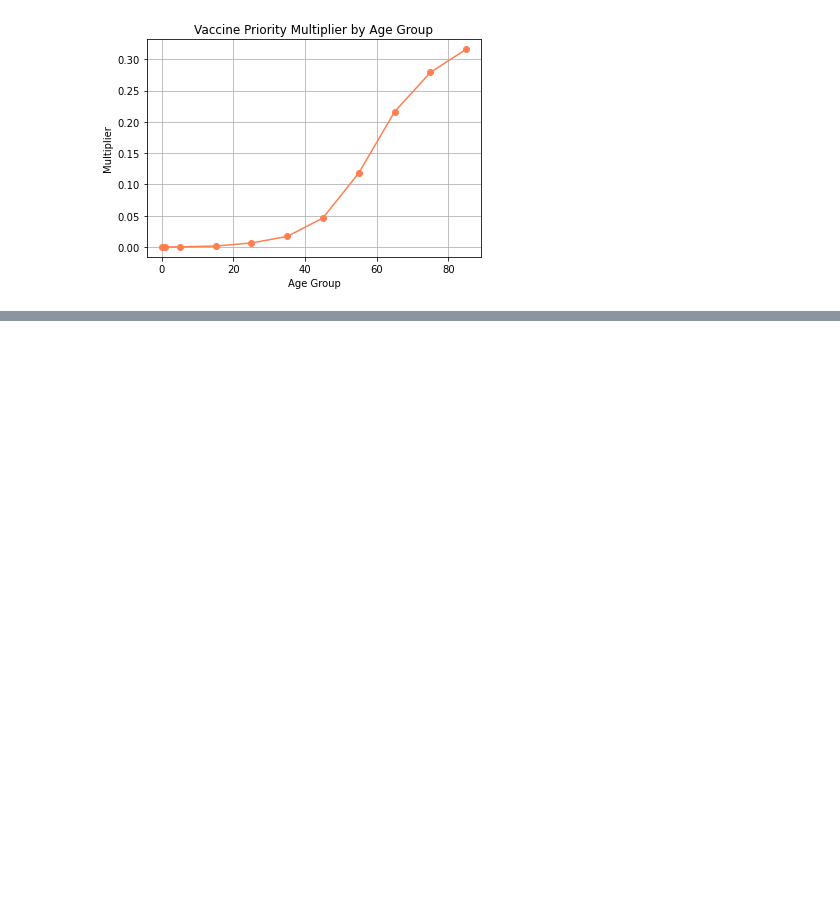
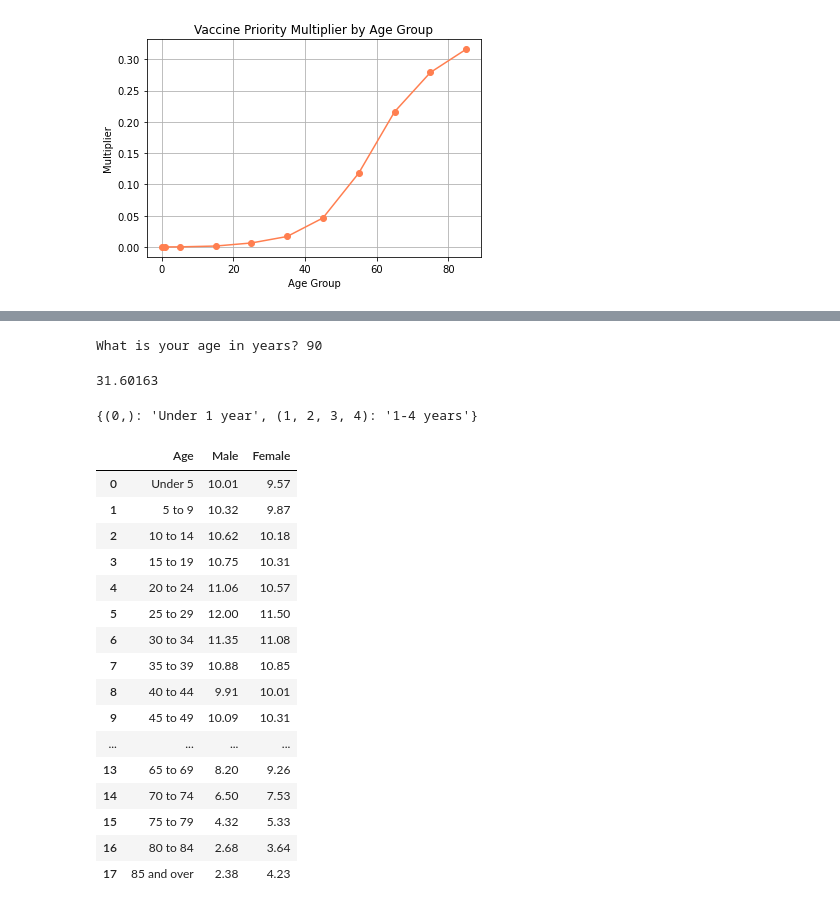
Before and after one commit to bennguyen8/DS-2500-Final, a Jupyter notebook: Age_Files/Age.ipynb, the cells around one changed output, grey strips where cells are left out. Saved outputs shown, nothing was run; the diff lists cells and outputs as text; code cells hidden in the pictures; blank space fills up the shorter version.

Commit message:
Added age_score() function and some age pop datasets

```diff
--- a/Age_Files/Age.ipynb
+++ b/Age_Files/Age.ipynb
@@ -288,0 +328,61 @@ bracket: 65 , mult: 0.21601 , df cat: 65-74 years
+# %%
+### KEEP ###
+# Takes input age, prints custom bracket, mult, and df category
+def age_score(df=df_age_cont):
+    """Determines a user's vaccine prioriry score based on the age they input
+    Input: A dataframe of
+    Output: The score for the user's age bracket as a float (from 0 to 100)
+    Note: needs the 'df_age_cont' df with Scores and Thresholds to run"""
+
+    # Takes user age input and makes sure it's a number
+    num_in = False
+    while num_in == False:
+        age = input("What is your age in years? ")
+        try:
+            age = float(age)
+            num_in = True
+        except ValueError:
+            print(f"Please input a number (integer or float) (entered type was {type(age)})")
+            num_in = False
+
+    # Determines the user's score by itterating through threshold ages in df
+    decimals = 5
+    score = df_age_cont['Score'].iloc[-1] # Rewritten in loop if user isn't in the highest age group
+    for r in range(len(df_age_cont['Threshold'])):
+        if age < df_age_cont['Threshold'].iloc[r]:
+            score = df_age_cont['Score'].iloc[r-1]
+            break
+
+    return round(score, decimals)
+age_score()
+# %% [output]
+What is your age in years? 90
+31.60163
+# %%
+#{'Under 1 year': list(range(0,1)), '1-4 years': list(range(1,5))}
+
+{tuple(range(0,1)): 'Under 1 year', tuple(range(1,5)): '1-4 years'}
+# %% [output]
+{(0,): 'Under 1 year', (1, 2, 3, 4): '1-4 years'}
+# %%
+# Make Sample pop
+pop_age_df = pd.read_csv('Population of the United States by sex and age 2019.txt')
+pop_age_df
+# %% [output]
+|  | Age | Male | Female |
+| 0 | Under 5 | 10.01 | 9.57 |
+| 1 | 5 to 9 | 10.32 | 9.87 |
+| 2 | 10 to 14 | 10.62 | 10.18 |
+| 3 | 15 to 19 | 10.75 | 10.31 |
+| 4 | 20 to 24 | 11.06 | 10.57 |
+| 5 | 25 to 29 | 12.00 | 11.50 |
+| 6 | 30 to 34 | 11.35 | 11.08 |
+| 7 | 35 to 39 | 10.88 | 10.85 |
+| 8 | 40 to 44 | 9.91 | 10.01 |
+| 9 | 45 to 49 | 10.09 | 10.31 |
+| ... | ... | ... | ... |
+| 13 | 65 to 69 | 8.20 | 9.26 |
+| 14 | 70 to 74 | 6.50 | 7.53 |
+| 15 | 75 to 79 | 4.32 | 5.33 |
+| 16 | 80 to 84 | 2.68 | 3.64 |
+| 17 | 85 and over | 2.38 | 4.23 |
```
Also changed, not shown: parts of 12 cells of this notebook.
